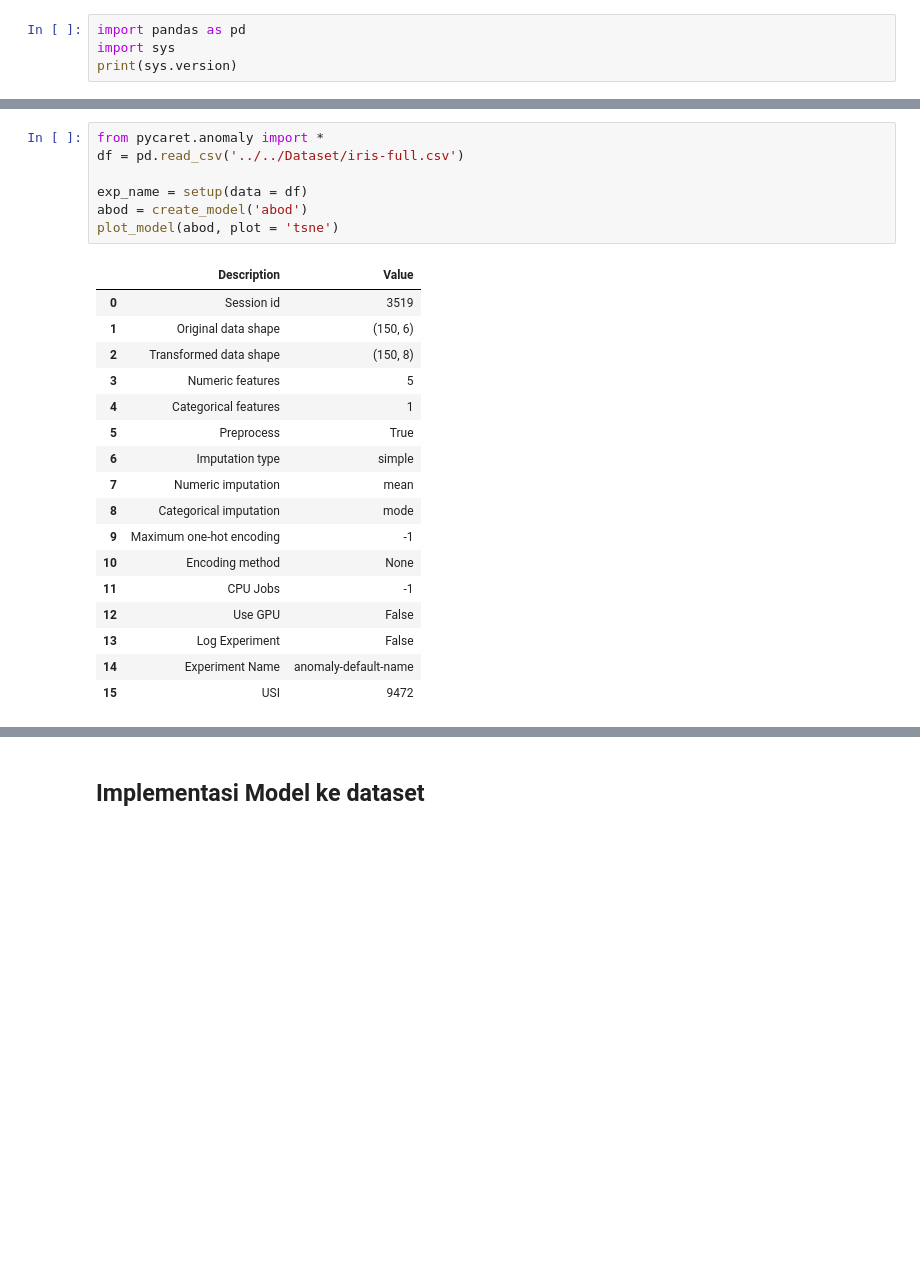
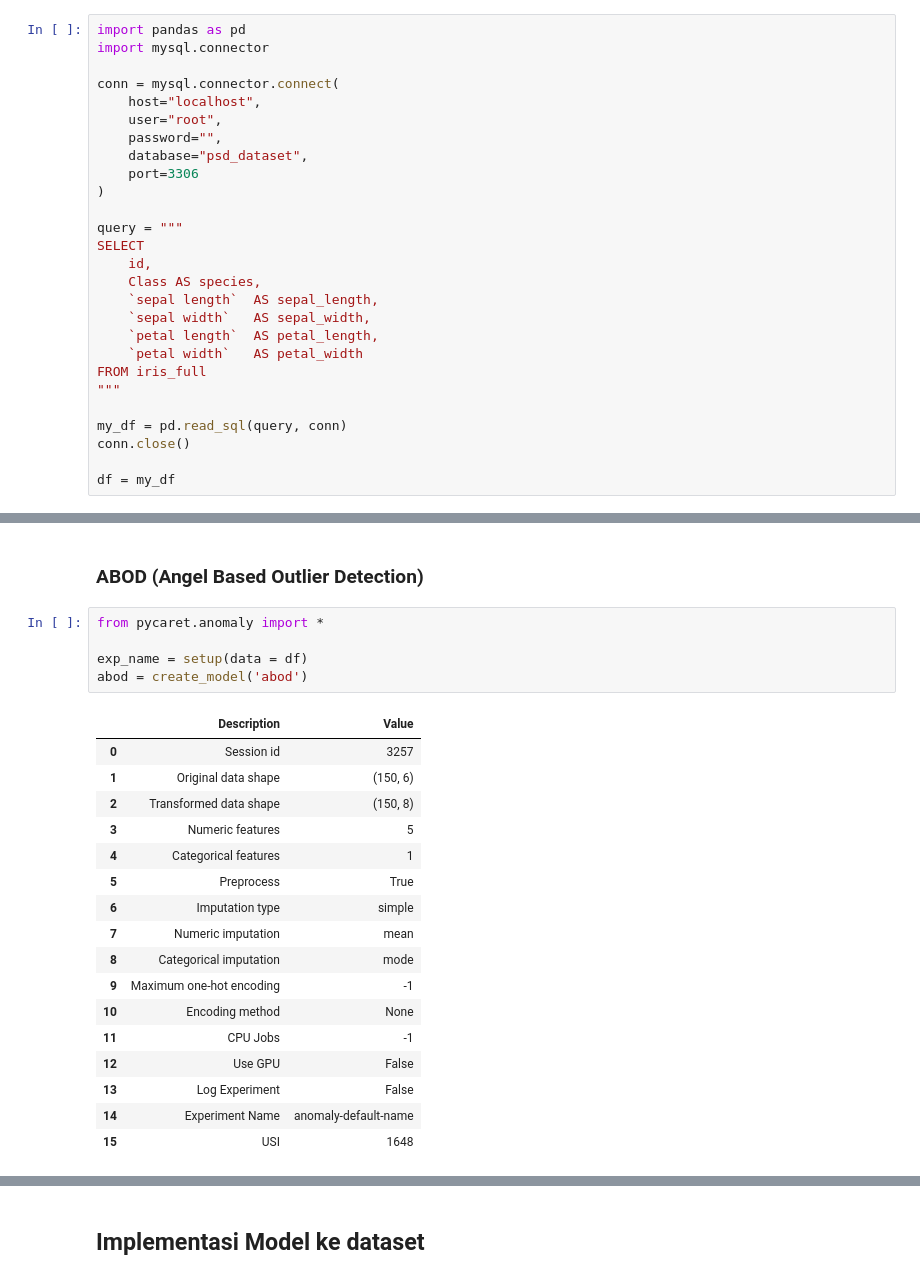
Before and after one commit to Ryzalll/PSD, a Jupyter notebook: _build/jupyter_execute/outlier-detection.ipynb, the cells around one changed output, grey strips where cells are left out. Drawn from its saved outputs; the diff is of its cells as text; blank space fills up the shorter version.

Commit message:
fix outlier detector

```diff
--- a/_build/jupyter_execute/outlier-detection.ipynb
+++ b/_build/jupyter_execute/outlier-detection.ipynb
@@ -3,4 +5,27 @@
 # %%
 import pandas as pd
-import sys
-print(sys.version)
+import mysql.connector
+
+conn = mysql.connector.connect(
+    host="localhost",
+    user="root",
+    password="",
+    database="psd_dataset",
+    port=3306
+)
+
+query = """
+SELECT
+    id,
+    Class AS species,
+    `sepal length`  AS sepal_length,
+    `sepal width`   AS sepal_width,
+    `petal length`  AS petal_length,
+    `petal width`   AS petal_width
+FROM iris_full
+"""
+
+my_df = pd.read_sql(query, conn)
+conn.close()
+
+df = my_df
@@ -9,13 +34,13 @@ print(sys.version)
+# %% [markdown]
+### ABOD (Angel Based Outlier Detection)
 # %%
 from pycaret.anomaly import *
-df = pd.read_csv('../../Dataset/iris-full.csv')
 
 exp_name = setup(data = df)
 abod = create_model('abod')
-plot_model(abod, plot = 'tsne')
 # %% [output]
 |  | Description | Value |
-| 0 | Session id | 3519 |
+| 0 | Session id | 3257 |
 | 1 | Original data shape | (150, 6) |
 | 2 | Transformed data shape | (150, 8) |
 | 3 | Numeric features | 5 |
@@ -30,7 +55,7 @@ plot_model(abod, plot = 'tsne')
 | 12 | Use GPU | False |
 | 13 | Log Experiment | False |
 | 14 | Experiment Name | anomaly-default-name |
-| 15 | USI | 9472 |
+| 15 | USI | 1648 |
 [interactive output not drawn]
 [interactive output not drawn]
 [interactive output not drawn]
```
Also changed, not shown: parts of 18 cells of this notebook, 13 other files.
